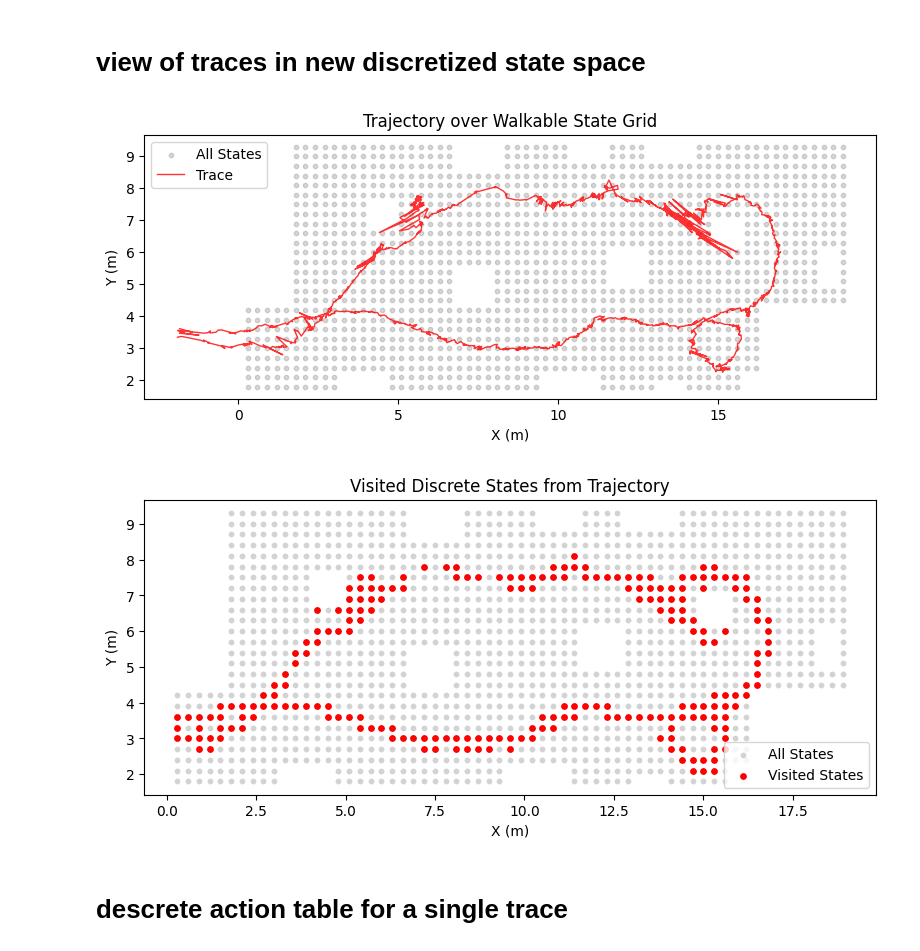
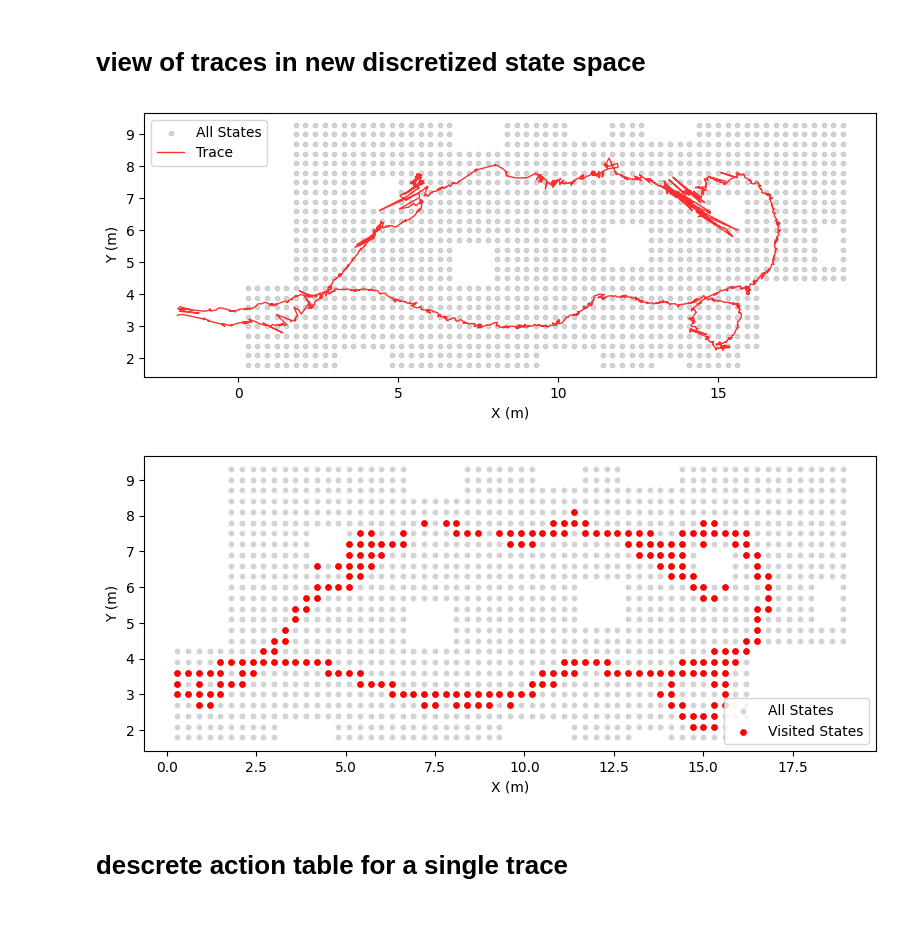
Before and after one commit to iulia-rusu/inverseRL_museum, a Jupyter notebook: data_analysis.ipynb, the cells around one changed output. Saved outputs shown, nothing was run; the diff lists cells and outputs as text; code cells hidden in the pictures; blank space fills up the shorter version.

```diff
--- a/data_analysis.ipynb
+++ b/data_analysis.ipynb
@@ -793,19 +795,20 @@ state_trace = map_trajectory_to_states(x_traj, y_traj, xg, yg, state_map)
 # %%
 xs = [x for sid, (x, y) in state_lookup.items()]
 ys = [y for sid, (x, y) in state_lookup.items()]
 
 plt.figure(figsize=(8, 6))
 plt.scatter(xs, ys, s=10, alpha=0.3, color='gray', label='All States')
 plt.plot(x_traj, y_traj, '-', color='red', linewidth=1.0, alpha=0.8, label='Trace')
 plt.gca().set_aspect('equal')
 plt.legend()
-plt.title("Trajectory over Walkable State Grid")
+# plt.title("Trajectory over Walkable State Grid")
 plt.xlabel("X (m)")
 plt.ylabel("Y (m)")
 plt.tight_layout()
+plt.savefig('/Users/iuliarusu/Documents/museum/images/discretestate.svg', format='svg', bbox_inches='tight')
 plt.show()
 # %% [output]
-[figure, old version]
+[figure, new version]
 # %%
 # Step 1: Unique visited state IDs (filtering out -1s)
 visited_state_ids = set(sid for sid in state_trace if sid >= 0)
@@ -826,14 +829,15 @@ plt.scatter(all_xs, all_ys, c='lightgray', s=10, label='All States')
 plt.scatter(visited_xs, visited_ys, c='red', s=15, label='Visited States')
 
 plt.gca().set_aspect('equal')
-plt.title("Visited Discrete States from Trajectory")
+# plt.title("Visited Discrete States from Trajectory")
 plt.xlabel("X (m)")
 plt.ylabel("Y (m)")
 plt.legend()
 plt.tight_layout()
+plt.savefig('/Users/iuliarusu/Documents/museum/images/discretestate_wtraj.svg', format='svg', bbox_inches='tight')
 plt.show()
 # %% [output]
-[figure, old version]
+[figure, new version]
 # %% [markdown]
 # descrete action table for a single trace
 # %%
```
Also changed, not shown: parts of 3 cells of this notebook, 18 other files.
